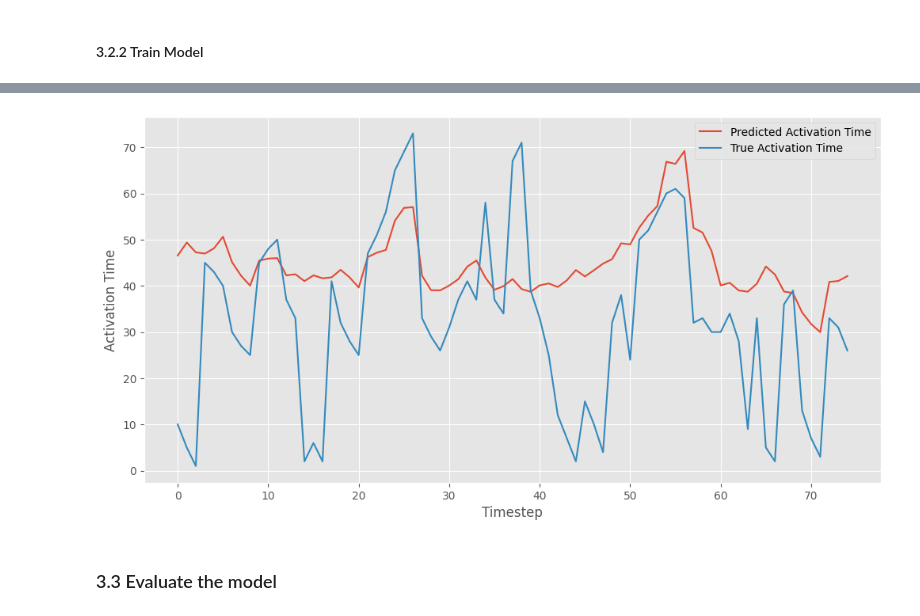
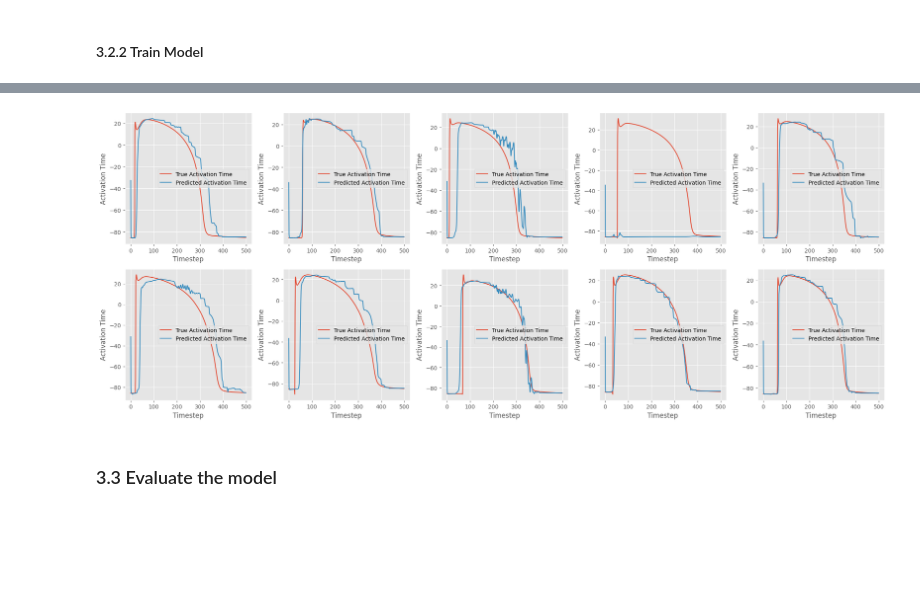
Before and after one commit to XiyuanWu/Lawrence_Laboratory_DSC, a Jupyter notebook: Task_4_Transmembrane_Potential_Reconstruction.ipynb, the cells around one changed output, grey strips where cells are left out. Saved outputs shown, nothing was run; the diff lists cells and outputs as text; code cells hidden in the pictures; blank space fills up the shorter version.

```diff
--- a/Task_4_Transmembrane_Potential_Reconstruction.ipynb
+++ b/Task_4_Transmembrane_Potential_Reconstruction.ipynb
@@ -371,22 +374,27 @@ plt.show()
-# %%
-# Plot the output of 1 sample graph
-sample_idx = 0
-
-# Get the output of the model
-model.eval()
-with torch.no_grad():
-    output = model(x_val_normalized_tensor[sample_idx].unsqueeze(0))
-
-# Plot the output
-plt.figure(figsize=(12, 6))
-plt.plot(output.squeeze().numpy(), label='Predicted Activation Time')
-plt.plot(y_val_tensor[sample_idx].numpy(), label='True Activation Time')
-plt.xlabel('Timestep')
-plt.ylabel('Activation Time')
-plt.legend()
-plt.show()
-# %% [output]
-[figure, removed]
+# %%
+# Plot the sample individually: True vs Predicted
+
+# Get the output of the model
+model.eval()
+with torch.no_grad():
+    output = model(x_test_normalized_tensor)
+
+fig, axes = plt.subplots(2, 5, figsize=(20, 8))
+
+for i in range(10):
+    row = i // 5
+    col = i % 5
+    ax = axes[row, col]
+    ax.plot(y_test_tensor[i, :, i], label='True Activation Time')
+    ax.plot(output[i, :, i], label='Predicted Activation Time')
+    ax.set_xlabel('Timestep')
+    ax.set_ylabel('Activation Time')
+    ax.legend()
+
+plt.tight_layout()
+plt.show()
+# %% [output]
+[figure, added]
 # %% [markdown]
 ### 3.3 Evaluate the model
 # %%
```
Also changed, not shown: parts of 9 cells of this notebook.
